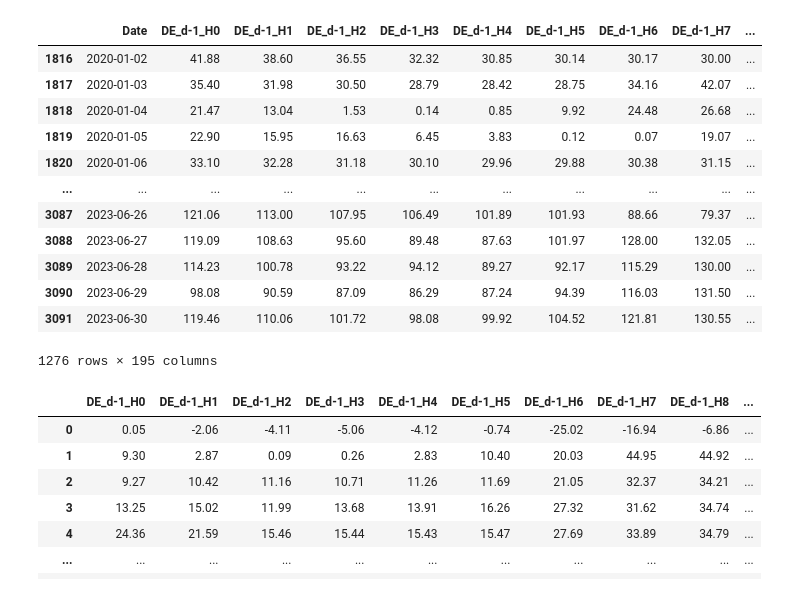
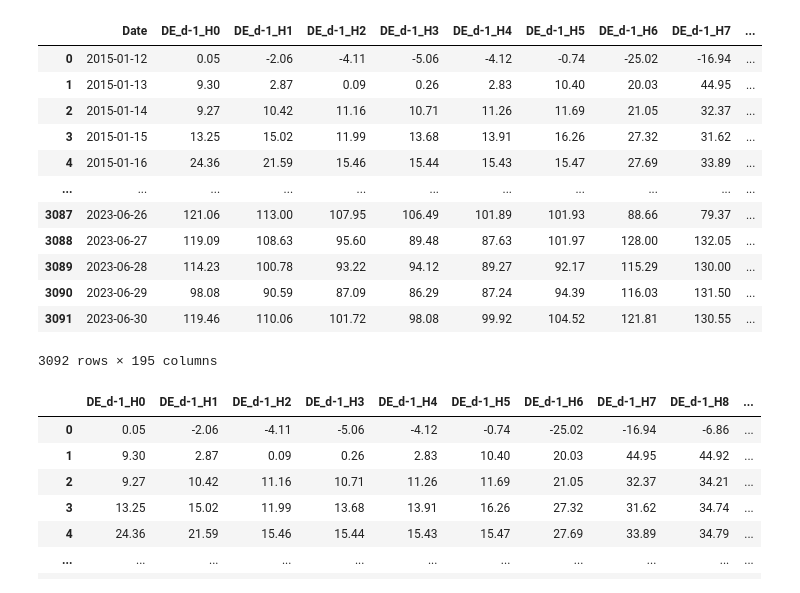
Before and after one commit to kabirkumar96/daise-seminar, a Jupyter notebook: EPF.ipynb, the cells around one changed output. Cells and saved outputs as stored; diff of their text form; code cells hidden in the pictures.

```diff
--- a/EPF.ipynb
+++ b/EPF.ipynb
@@ -24,19 +46,19 @@ hyper_params_no_at = {'input_dims': 72, 'output_dims': 24}
 # %%
-dataset_w_at[dataset_w_at['Date'] > '2020-01-01']
+dataset_w_at
 # %% [output]
 |  | Date | DE_d-1_H0 | DE_d-1_H1 | DE_d-1_H2 | DE_d-1_H3 | DE_d-1_H4 | DE_d-1_H5 | DE_d-1_H6 | DE_d-1_H7 | ... |
-| 1816 | 2020-01-02 | 41.88 | 38.60 | 36.55 | 32.32 | 30.85 | 30.14 | 30.17 | 30.00 | ... |
-| 1817 | 2020-01-03 | 35.40 | 31.98 | 30.50 | 28.79 | 28.42 | 28.75 | 34.16 | 42.07 | ... |
-| 1818 | 2020-01-04 | 21.47 | 13.04 | 1.53 | 0.14 | 0.85 | 9.92 | 24.48 | 26.68 | ... |
-| 1819 | 2020-01-05 | 22.90 | 15.95 | 16.63 | 6.45 | 3.83 | 0.12 | 0.07 | 19.07 | ... |
-| 1820 | 2020-01-06 | 33.10 | 32.28 | 31.18 | 30.10 | 29.96 | 29.88 | 30.38 | 31.15 | ... |
+| 0 | 2015-01-12 | 0.05 | -2.06 | -4.11 | -5.06 | -4.12 | -0.74 | -25.02 | -16.94 | ... |
+| 1 | 2015-01-13 | 9.30 | 2.87 | 0.09 | 0.26 | 2.83 | 10.40 | 20.03 | 44.95 | ... |
+| 2 | 2015-01-14 | 9.27 | 10.42 | 11.16 | 10.71 | 11.26 | 11.69 | 21.05 | 32.37 | ... |
+| 3 | 2015-01-15 | 13.25 | 15.02 | 11.99 | 13.68 | 13.91 | 16.26 | 27.32 | 31.62 | ... |
+| 4 | 2015-01-16 | 24.36 | 21.59 | 15.46 | 15.44 | 15.43 | 15.47 | 27.69 | 33.89 | ... |
 | ... | ... | ... | ... | ... | ... | ... | ... | ... | ... | ... |
 | 3087 | 2023-06-26 | 121.06 | 113.00 | 107.95 | 106.49 | 101.89 | 101.93 | 88.66 | 79.37 | ... |
 | 3088 | 2023-06-27 | 119.09 | 108.63 | 95.60 | 89.48 | 87.63 | 101.97 | 128.00 | 132.05 | ... |
 | 3089 | 2023-06-28 | 114.23 | 100.78 | 93.22 | 94.12 | 89.27 | 92.17 | 115.29 | 130.00 | ... |
 | 3090 | 2023-06-29 | 98.08 | 90.59 | 87.09 | 86.29 | 87.24 | 94.39 | 116.03 | 131.50 | ... |
 | 3091 | 2023-06-30 | 119.46 | 110.06 | 101.72 | 98.08 | 99.92 | 104.52 | 121.81 | 130.55 | ... |
-1276 rows × 195 columns
+3092 rows × 195 columns
 # %%
 # minmax_scale = preprocessing.MinMaxScaler(feature_range=(-1, 1))
 # plt.plot(dataset_w_at[dataset_w_at['Date'] < '2021-01-01']['Date'], np.array(dataset_w_at[dataset_w_at['Date'] < '2021-01-01']['DE_H21']))
```
Also changed, not shown: parts of 12 cells of this notebook, 4 other files.
